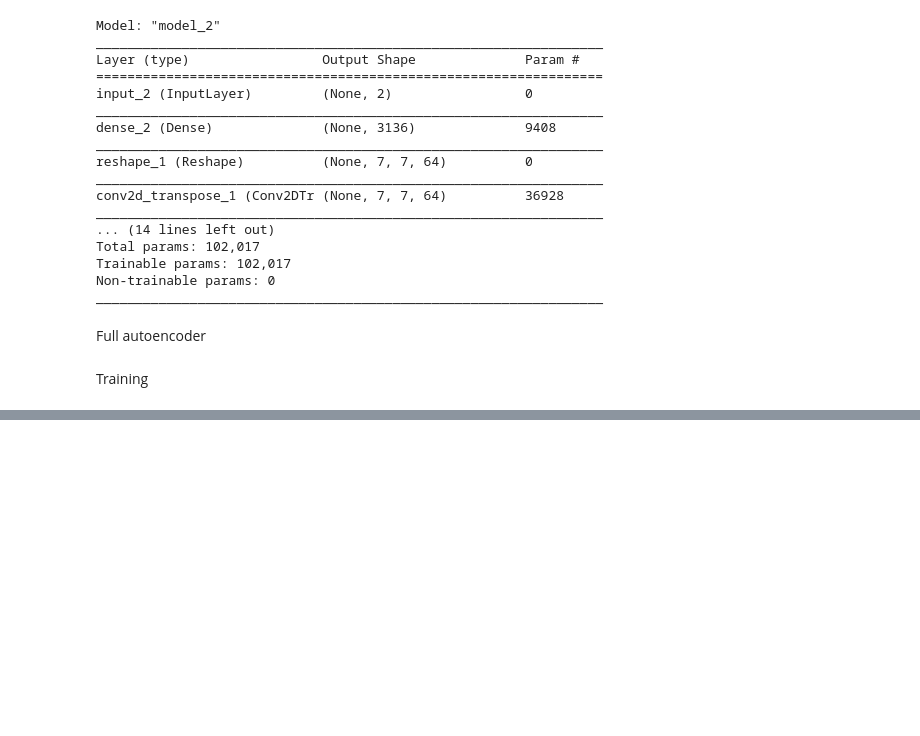
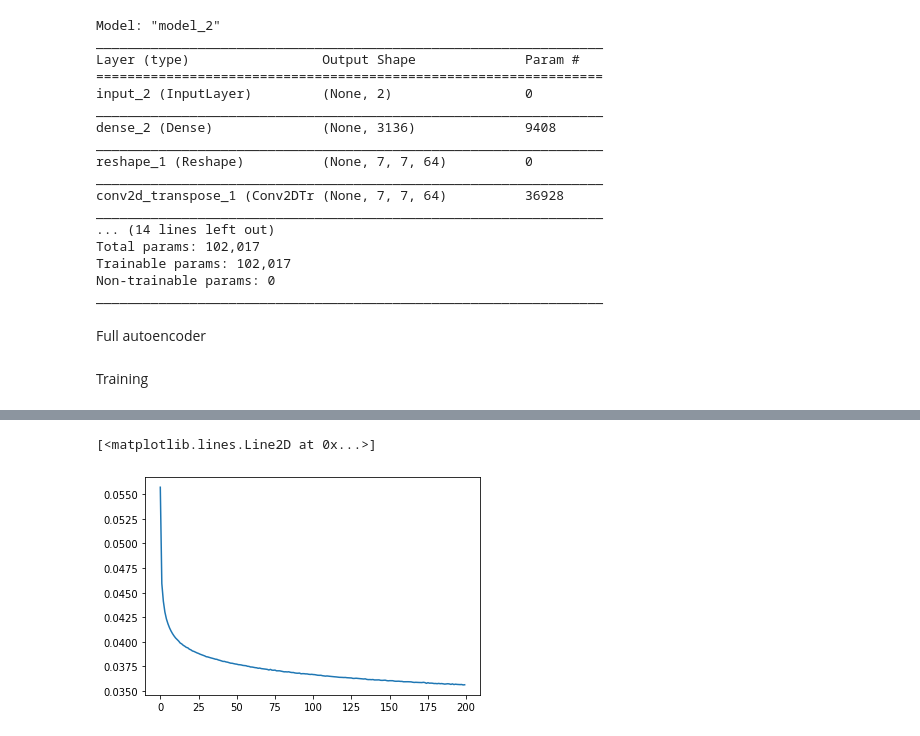
Before and after one commit to ClausHolmgaard/Playground, a Jupyter notebook: GAN/Autoencoder.ipynb, the cells around one changed output, grey strips where cells are left out. Saved outputs shown, nothing was run; the diff lists cells and outputs as text; code cells hidden in the pictures; blank space fills up the shorter version.

```diff
--- a/GAN/Autoencoder.ipynb
+++ b/GAN/Autoencoder.ipynb
@@ -187,9 +189,21 @@ def step_decay_schedule(initial_lr, decay_factor=0.5, step_size=1):
         return new_lr
 
     return LearningRateScheduler(schedule)
+# %%
+class CustomCallback(Callback):
+    def __init__(self):
+        self.losses = []
+        self.lrs = []
+
+    def on_epoch_end(self, epoch, logs=None):
+        #keys = list(logs.keys())
+        #print("End epoch {} of training; got log keys: {}".format(epoch, keys))
+        self.lrs.append(logs['lr'])
+        self.losses.append(logs['loss'])
 # %%
 lr_sched = step_decay_schedule(initial_lr=LEARNING_RATE, decay_factor=LEARNING_RATE_DECAY, step_size=1)
 checkpoint = ModelCheckpoint(weights_save_path, save_weights_only=True, verbose=0)
+cb = CustomCallback()
 # %%
 ae_model.fit(
     x_train,
@@ -205,2 +236,7 @@ KeyboardInterrupt: ignored
 # %%
 ae_model.save(model_save_path)
+# %%
+plt.plot(cb.losses)
+# %% [output]
+[<matplotlib.lines.Line2D at 0x...>]
+[figure, added]
```
Also changed, not shown: parts of 3 cells of this notebook.
